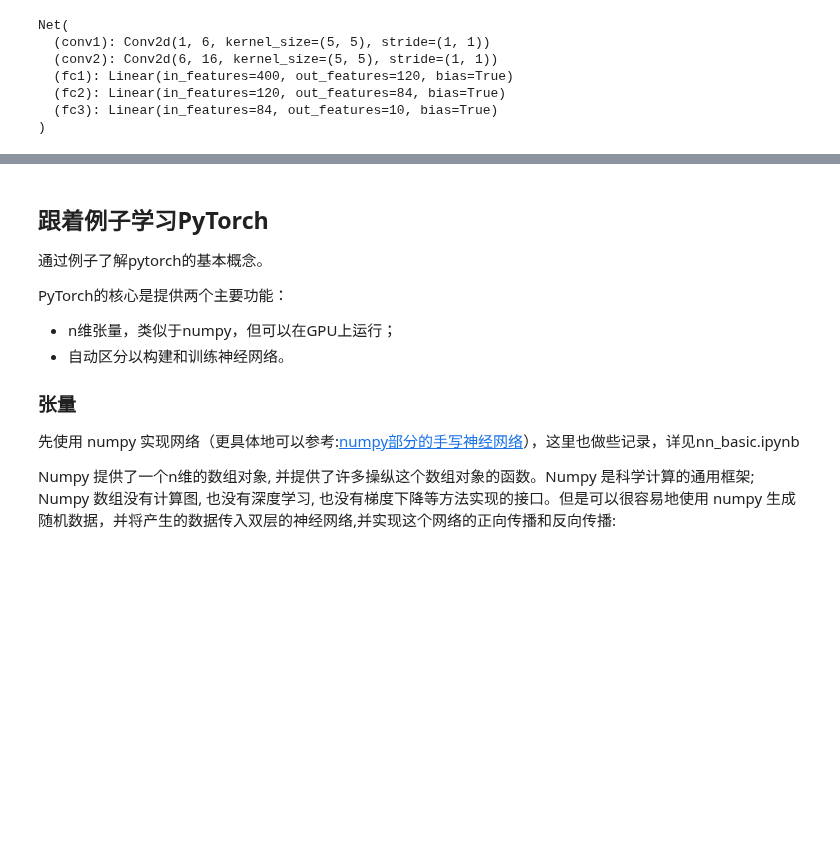
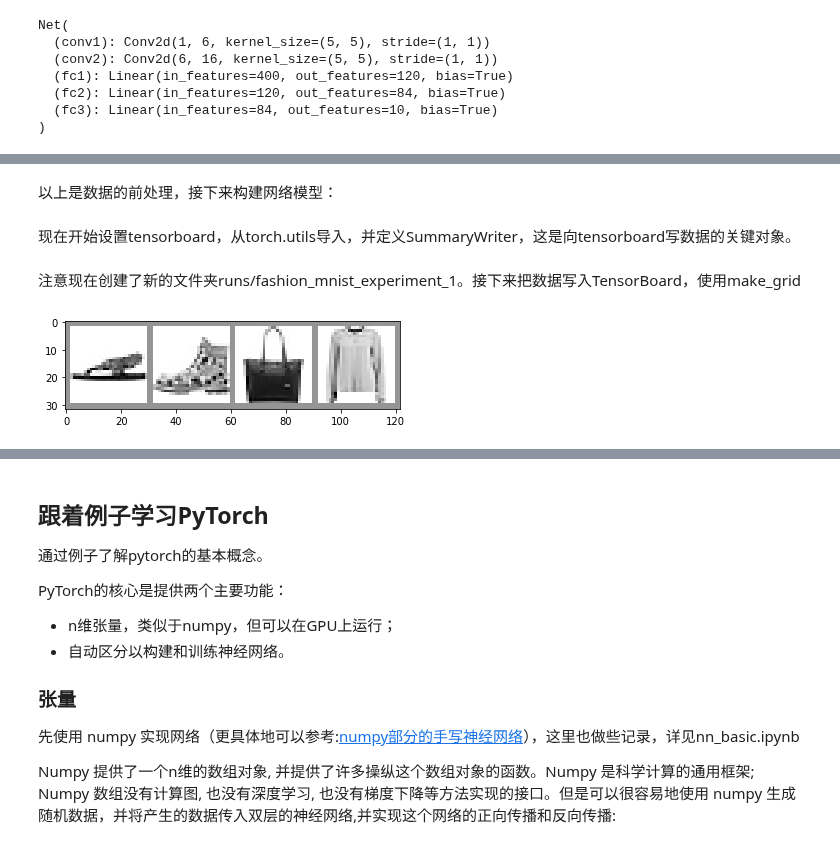
Before and after one commit to iHeadWater/hydrus, a Jupyter notebook: 5-basic-pytorch-tensorflow/2.1-60min-pytorch.ipynb, the cells around one changed output, grey strips where cells are left out. Cells and saved outputs as stored; diff of their text form; code cells hidden in the pictures; blank space fills up the shorter version.

```diff
--- a/5-basic-pytorch-tensorflow/2.1-60min-pytorch.ipynb
+++ b/5-basic-pytorch-tensorflow/2.1-60min-pytorch.ipynb
@@ -593,0 +716,2 @@ Net(
+# %% [markdown]
+以上是数据的前处理，接下来构建网络模型：
@@ -593,0 +742,23 @@ Net(
+# %% [markdown]
+现在开始设置tensorboard，从torch.utils导入，并定义SummaryWriter，这是向tensorboard写数据的关键对象。
+# %%
+from torch.utils.tensorboard import SummaryWriter
+
+# default `log_dir` is "runs" - we'll be more specific here
+writer = SummaryWriter('runs/fashion_mnist_experiment_1')
+# %% [markdown]
+注意现在创建了新的文件夹runs/fashion_mnist_experiment_1。接下来把数据写入TensorBoard，使用make_grid
+# %%
+dataiter = iter(trainloader)
+images, labels = dataiter.next()
+
+# create grid of images
+img_grid = torchvision.utils.make_grid(images)
+
+# show images
+matplotlib_imshow(img_grid, one_channel=True)
+
+# write to tensorboard
+writer.add_image('four_fashion_mnist_images', img_grid)
+# %% [output]
+[figure, added]
```
Also changed, not shown: parts of 16 cells of this notebook, 8 other files.
